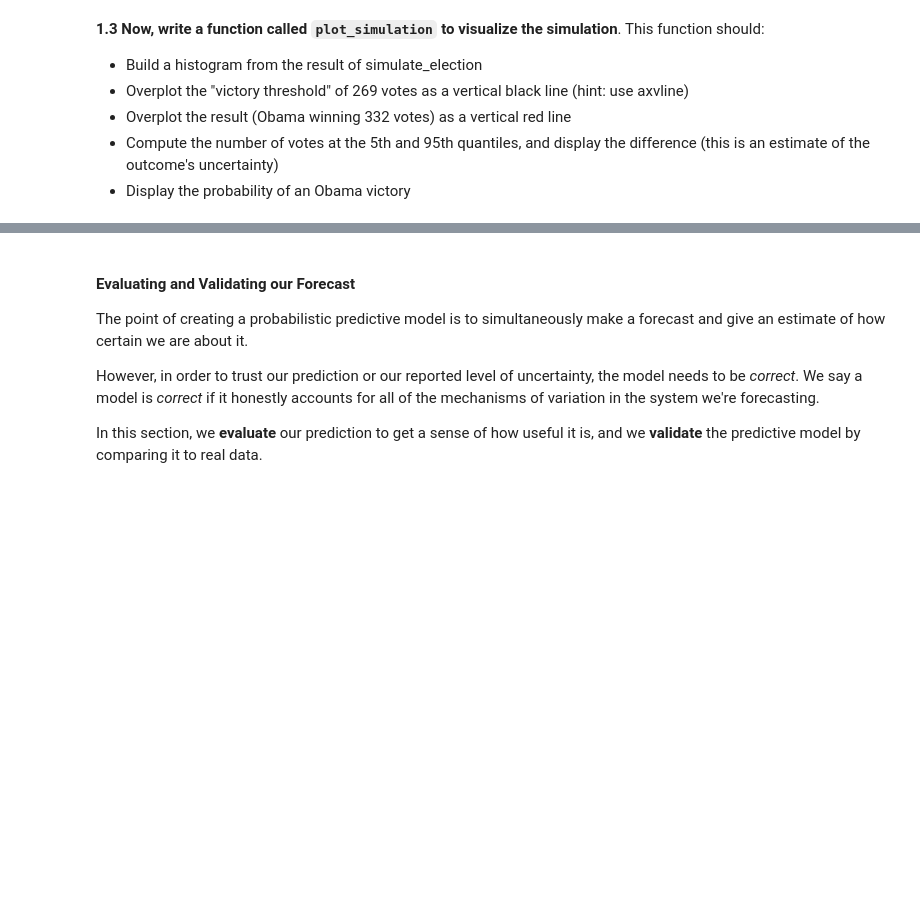
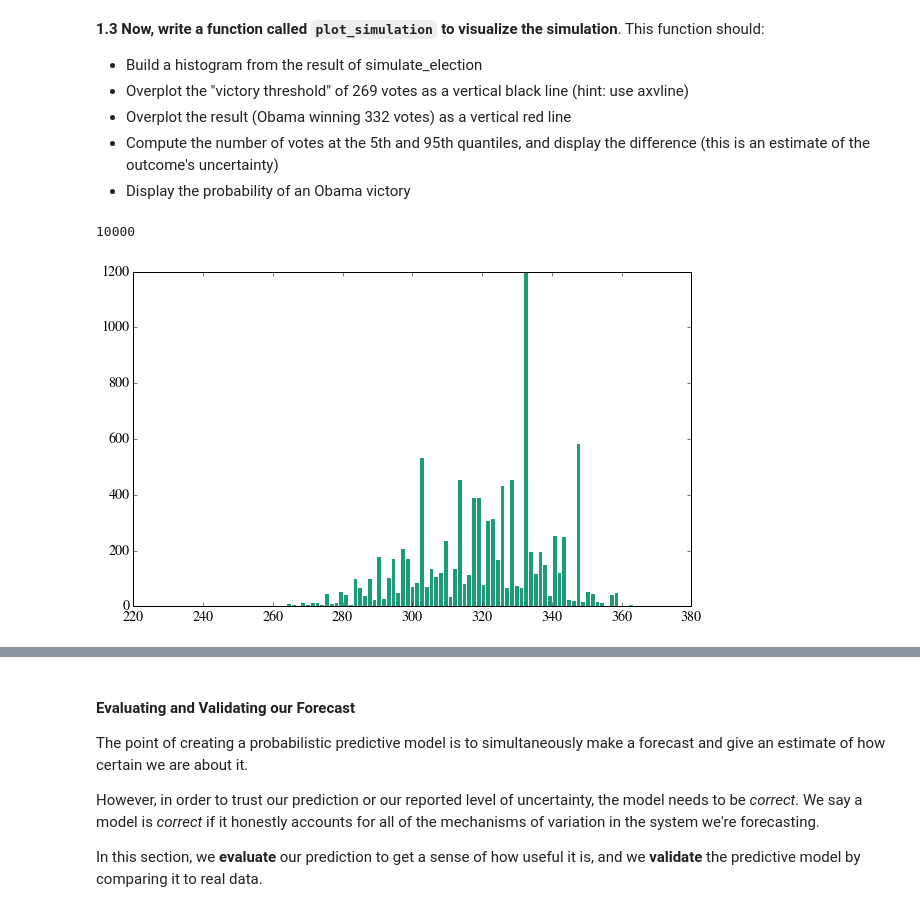
Before and after one commit to kausk/CS109, a Jupyter notebook: cs109-HW2.ipynb, the cells around one changed output, grey strips where cells are left out. Saved outputs shown, nothing was run; the diff lists cells and outputs as text; code cells hidden in the pictures; blank space fills up the shorter version.

Commit message:
Histogram of Distr of Electoral Votes for Obama from simulated elections

```diff
--- a/cs109-HW2.ipynb
+++ b/cs109-HW2.ipynb
@@ -374,20 +374,27 @@ Based on our simulations, there is a 99.51% chance Obama wins the 2012 election
 # %%
 """
 Function
 --------
 plot_simulation
 
 Inputs
 ------
 simulation: Numpy array with n_sim (see simulate_election) elements
    Each element stores the number of electoral college votes Obama wins in each simulation.
 
 Returns
 -------
 Nothing
 """
 
+def plot_simulation(simulation): ##plots the results from the simulation
+    plt.hist(simulation, bins=100)##basic histogram of simulation data
 #your code here
+plot_simulation(Obama_votes)
+print len(Obama_votes)
+# %% [output]
+10000
+[figure, added]
 # %% [markdown]
 Lets plot the result of the Predictwise simulation. Your plot should look something like this:
 
```
Also changed, not shown: parts of 1 cell of this notebook.
